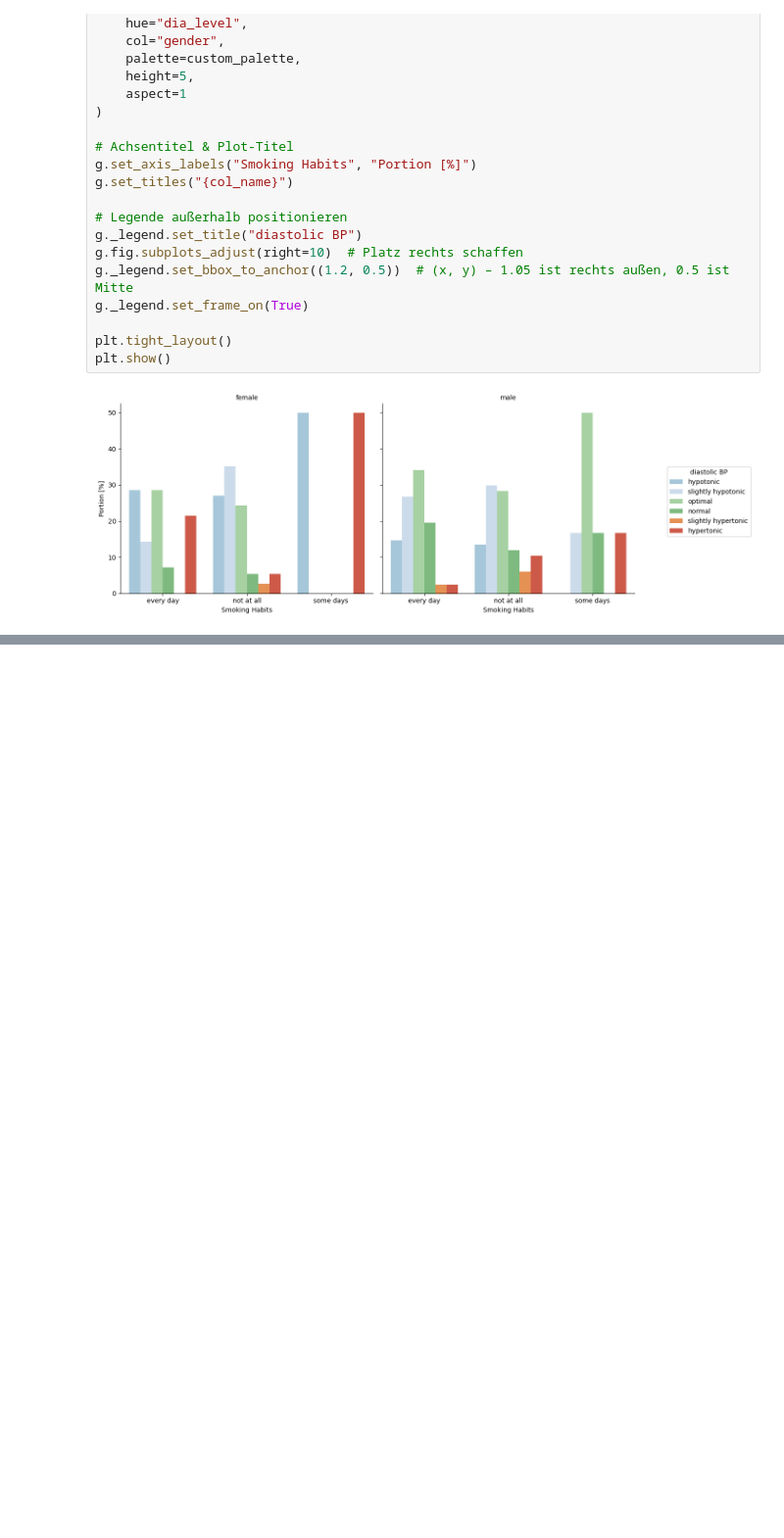
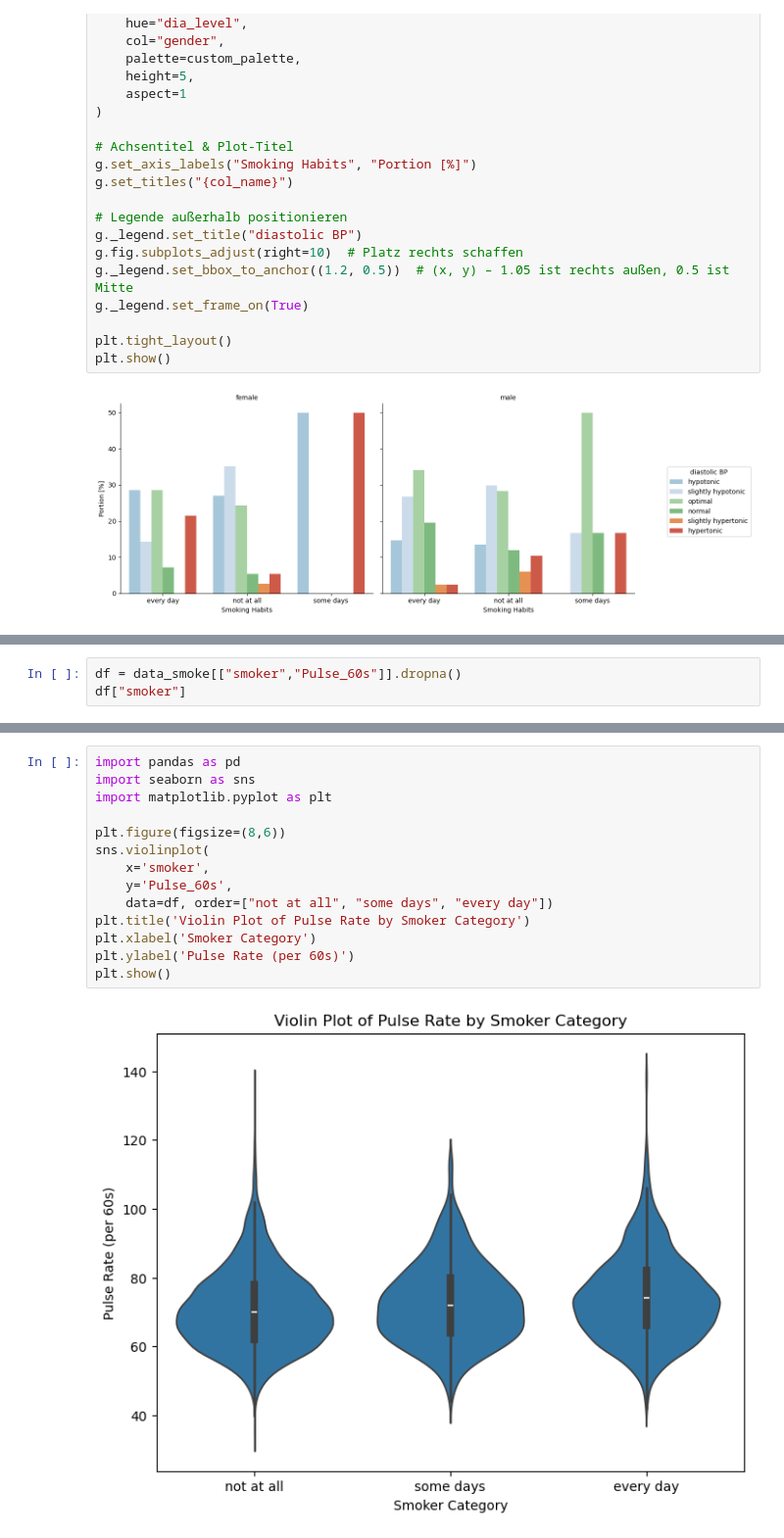
Before and after one commit to SoerenWenck/Capstone, a Jupyter notebook: scripts/smoking.ipynb, the cells around one changed output, grey strips where cells are left out. Shown at 98% size. Cells and saved outputs as stored; diff of their text form; blank space fills up the shorter version.

```diff
--- a/scripts/smoking.ipynb
+++ b/scripts/smoking.ipynb
@@ -1220,0 +1226,3 @@ plt.show()
+# %%
+df = data_smoke[["smoker","Pulse_60s"]].dropna()
+df["smoker"]
@@ -1220,0 +1242,16 @@ plt.show()
+# %%
+import pandas as pd
+import seaborn as sns
+import matplotlib.pyplot as plt
+
+plt.figure(figsize=(8,6))
+sns.violinplot(
+    x='smoker',
+    y='Pulse_60s',
+    data=df, order=["not at all", "some days", "every day"])
+plt.title('Violin Plot of Pulse Rate by Smoker Category')
+plt.xlabel('Smoker Category')
+plt.ylabel('Pulse Rate (per 60s)')
+plt.show()
+# %% [output]
+[figure, added]
```
Also changed, not shown: parts of 4 cells of this notebook, 3 other files.
